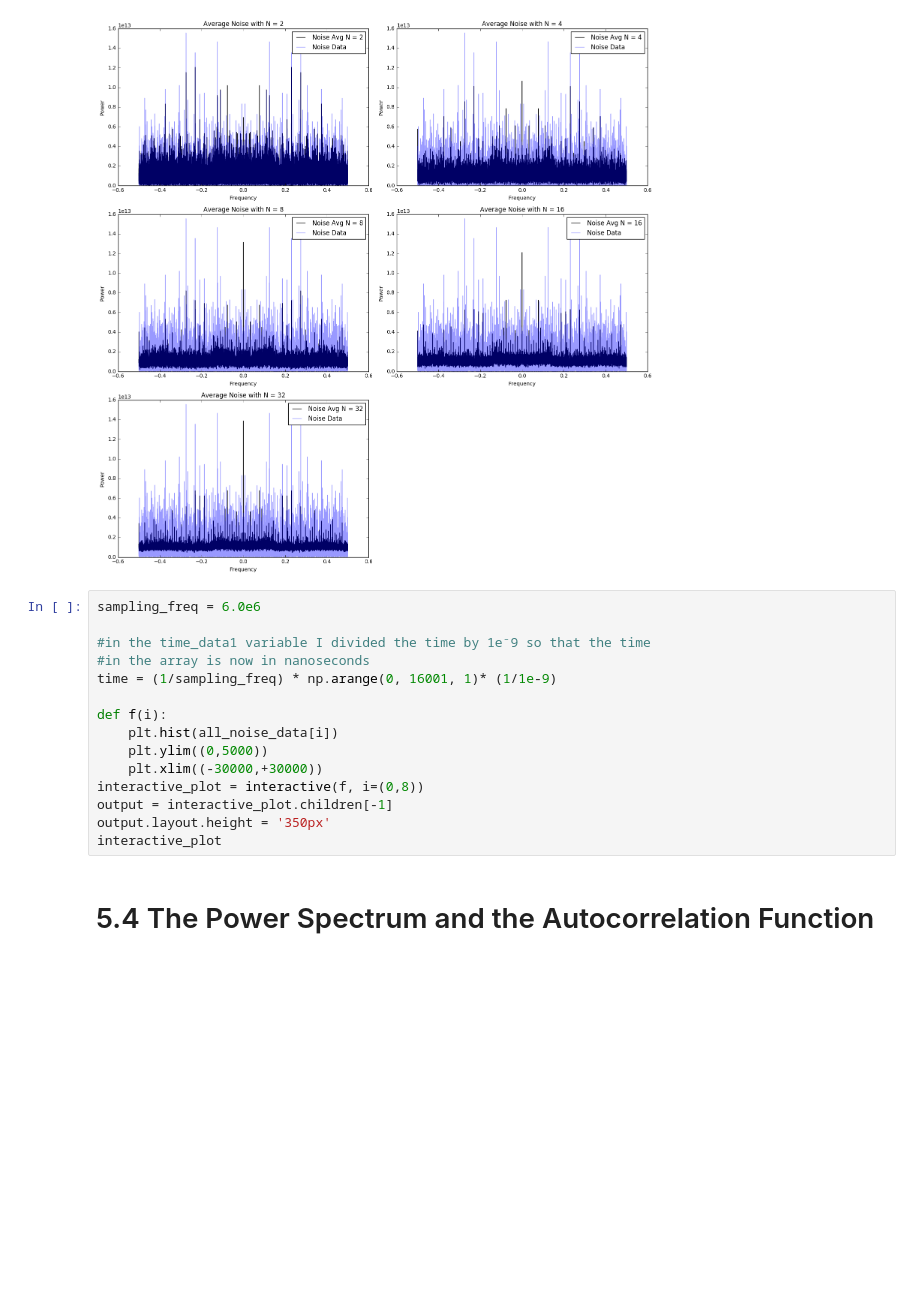
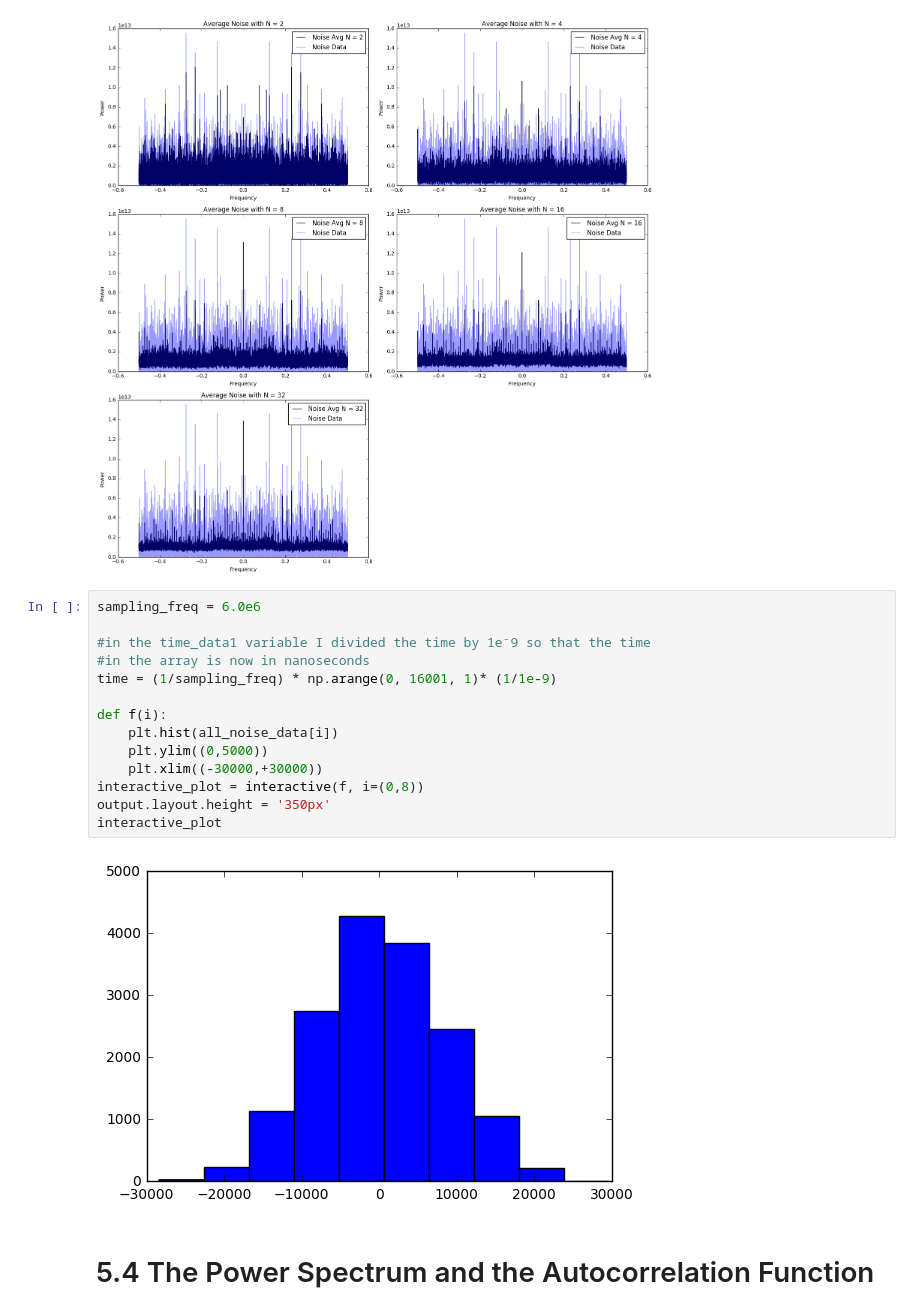
Before and after one commit to arthurm101/radiolab, a Jupyter notebook: Lab 1/Lab1_Mixer.ipynb, the cells around one changed output. Drawn from its saved outputs; the diff is of its cells as text; blank space fills up the shorter version.

```diff
--- a/Lab 1/Lab1_Mixer.ipynb
+++ b/Lab 1/Lab1_Mixer.ipynb
@@ -562,18 +558,19 @@ plt.tight_layout()
 # %%
 sampling_freq = 6.0e6
 
 #in the time_data1 variable I divided the time by 1e⁻9 so that the time
 #in the array is now in nanoseconds
 time = (1/sampling_freq) * np.arange(0, 16001, 1)* (1/1e-9)
 
 def f(i):
     plt.hist(all_noise_data[i])
     plt.ylim((0,5000))
     plt.xlim((-30000,+30000))
 interactive_plot = interactive(f, i=(0,8))
-output = interactive_plot.children[-1]
 output.layout.height = '350px'
 interactive_plot
+# %% [output]
+[figure, added]
 # %% [markdown]
 # 5.4  The Power Spectrum and the Autocorrelation Function
 # %%
```
Also changed, not shown: parts of 25 cells of this notebook, 4 other files.
